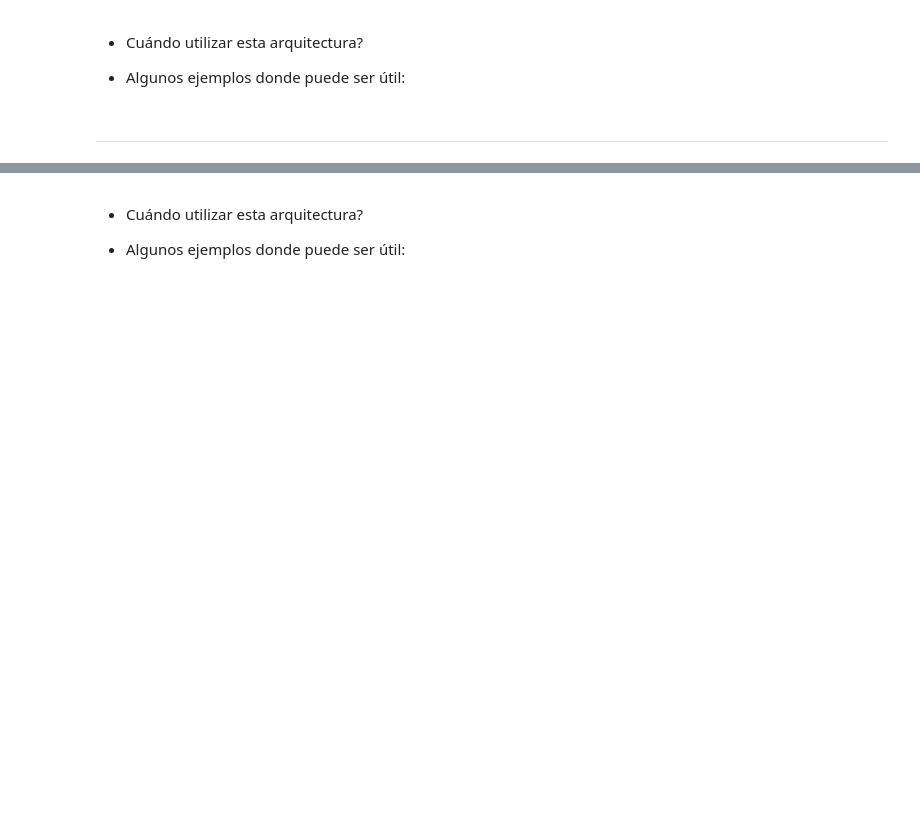
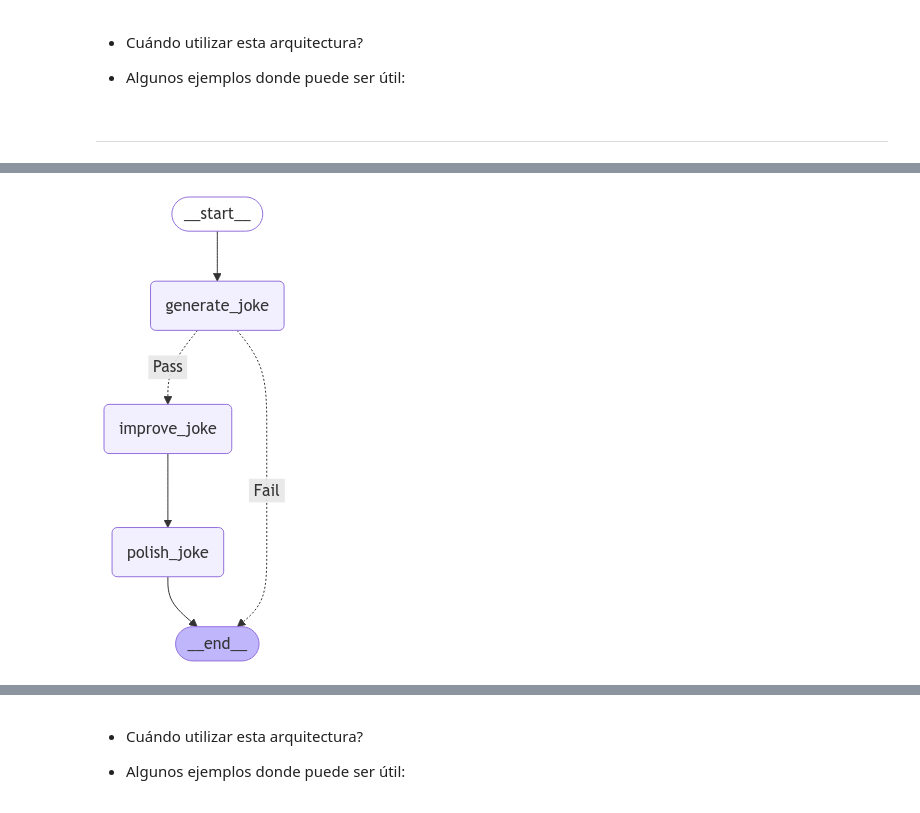
Before and after one commit to VisiumCH/sigma-workshop, a Jupyter notebook: notebooks/Exercise 4 - Architectures.ipynb, the cells around one changed output, grey strips where cells are left out. Saved outputs shown, nothing was run; the diff lists cells and outputs as text; code cells hidden in the pictures; blank space fills up the shorter version.

```diff
--- a/notebooks/Exercise 4 - Architectures.ipynb
+++ b/notebooks/Exercise 4 - Architectures.ipynb
@@ -12,3 +12,7 @@ _(Cómo podrías utilizar estas estructuras para hacer una app de Agentic Fighte
 ### Augmented LLM
 
 ![Augmented LLM](./../images/Augmented_LLM.png)
+# %%
+# LLM
+from langchain_openai import ChatOpenAI
+llm = ChatOpenAI(model="gpt-4o-mini", temperature=0)
@@ -14,0 +45,6 @@ _(Cómo podrías utilizar estas estructuras para hacer una app de Agentic Fighte
+# %%
+# Invoke the LLM with input that triggers the tool call
+msg = llm_with_tools.invoke("What is 2 times 3?")
+
+# Get the tool call
+msg.tool_calls
@@ -24,0 +74,9 @@ _(Cómo podrías utilizar estas estructuras para hacer una app de Agentic Fighte
+# %%
+from typing_extensions import TypedDict
+
+# Graph state
+class State(TypedDict):
+    topic: str
+    joke: str
+    improved_joke: str
+    final_joke: str
@@ -24,0 +111,27 @@ _(Cómo podrías utilizar estas estructuras para hacer una app de Agentic Fighte
+# %%
+from langgraph.graph import StateGraph, START, END
+from IPython.display import Image, display
+
+# Build workflow
+workflow = StateGraph(State)
+
+# Add nodes
+workflow.add_node("generate_joke", generate_joke)
+workflow.add_node("improve_joke", improve_joke)
+workflow.add_node("polish_joke", polish_joke)
+
+# Add edges to connect nodes
+workflow.add_edge(START, "generate_joke")
+workflow.add_conditional_edges(
+    "generate_joke", check_punchline, {"Pass": "improve_joke", "Fail": END}
+)
+workflow.add_edge("improve_joke", "polish_joke")
+workflow.add_edge("polish_joke", END)
+
+# Compile
+chain = workflow.compile()
+
+# Show workflow
+display(Image(chain.get_graph().draw_mermaid_png()))
+# %% [output]
+[figure, added]
```
Also changed, not shown: parts of 41 cells of this notebook, 6 other files.
